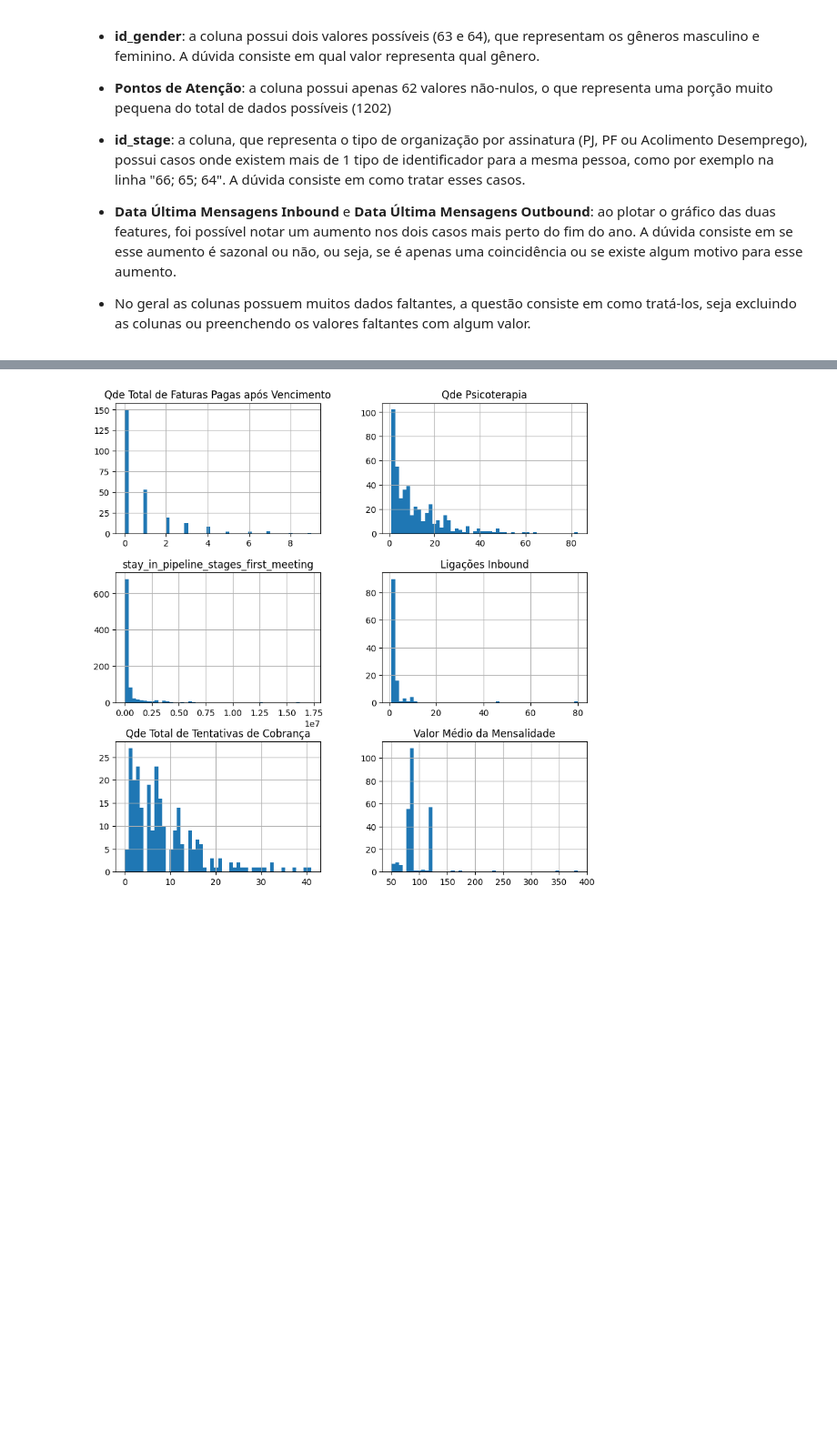
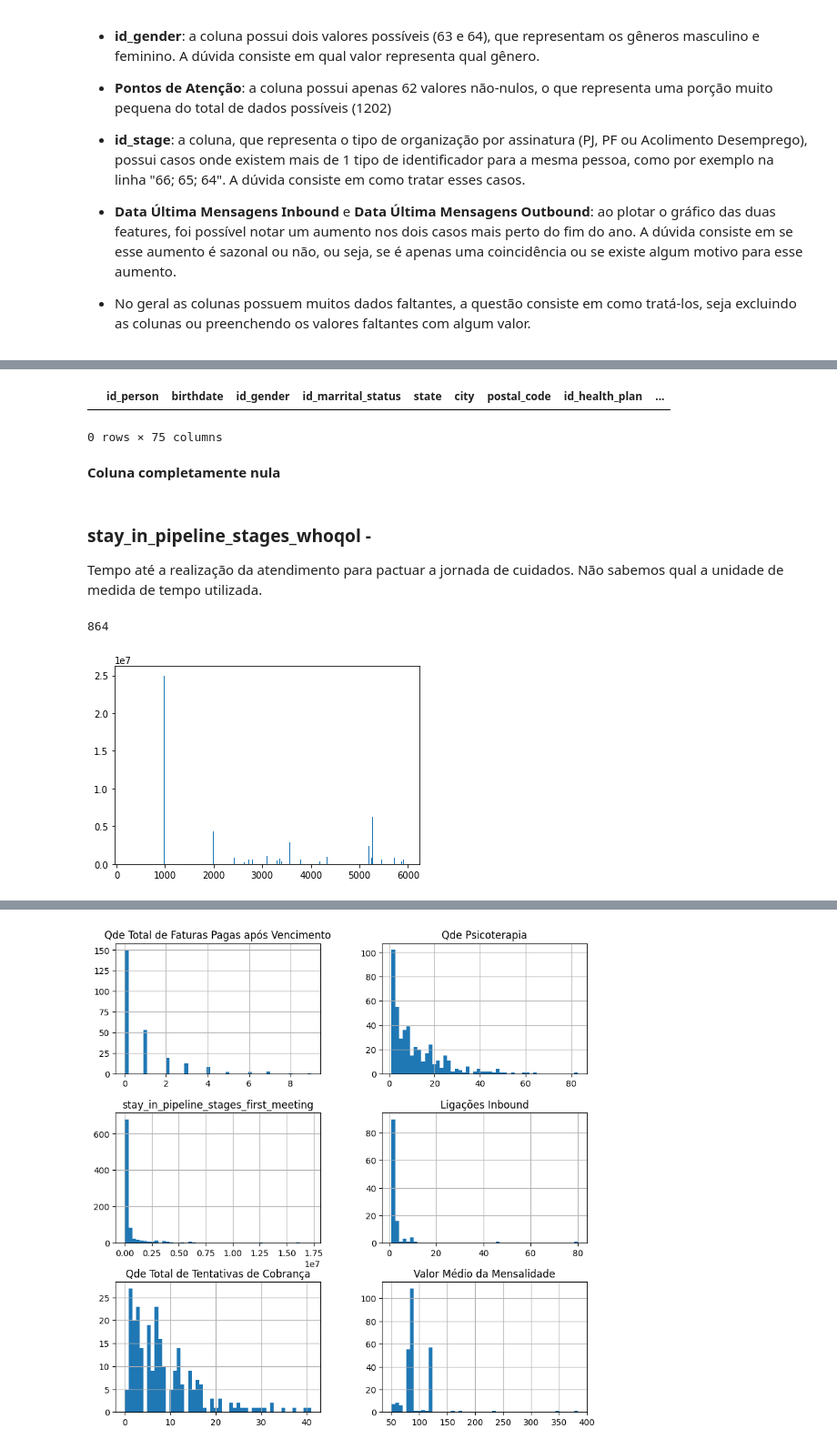
Before and after one commit to leoscarlato/deploy-sprint, a Jupyter notebook: notebooks/analise.ipynb, the cells around one changed output, grey strips where cells are left out. Shown at 91% size. Drawn from its saved outputs; the diff is of its cells as text; code cells hidden in the pictures; blank space fills up the shorter version.

```diff
--- a/notebooks/analise.ipynb
+++ b/notebooks/analise.ipynb
@@ -533,0 +609,27 @@ array([[<AxesSubplot: title={'center': 'Mensagens Outbound'}>,
+# %%
+df[df['Datas Atendimento Médico']!=False]
+# %% [output]
+|  | id_person | birthdate | id_gender | id_marrital_status | state | city | postal_code | id_health_plan | ... |
+0 rows × 75 columns
+# %% [markdown]
+**Coluna completamente nula**
+# %% [markdown]
+### stay_in_pipeline_stages_whoqol -
+
+Tempo até a realização da atendimento para pactuar a jornada de cuidados. Não sabemos qual a unidade de medida de tempo utilizada.
+# %%
+df['stay_in_pipeline_stages_whoqol']
+
+len(df['stay_in_pipeline_stages_whoqol'].dropna())
+# %% [output]
+864
+# %%
+filtro = pd.notna(df['stay_in_pipeline_stages_whoqol'])
+
+users_fizeram = df[filtro]['id_person']
+tempo_testes_feitos = df[filtro]['stay_in_pipeline_stages_whoqol']
+
+plt.bar(users_fizeram, tempo_testes_feitos)
+plt.show()
+# %% [output]
+[figure, added]
```
Also changed, not shown: parts of 43 cells of this notebook.
